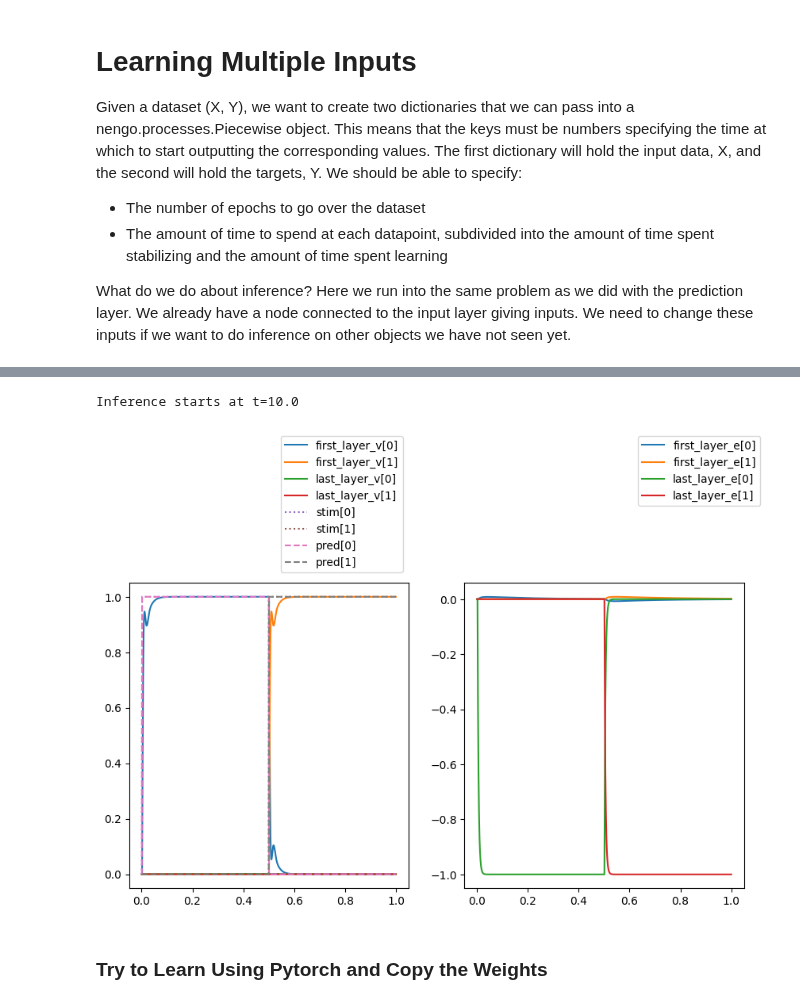
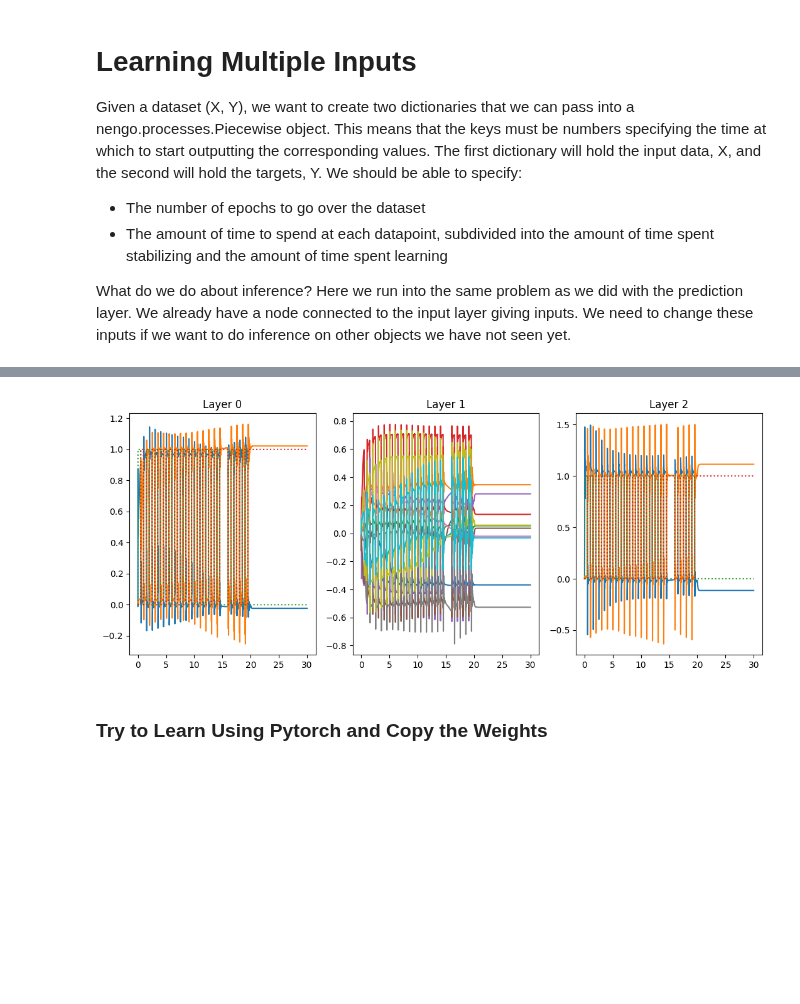
Before and after one commit to jorchard/pc_nengo, a Jupyter notebook: predictive_coding.ipynb, the cells around one changed output, grey strips where cells are left out. Drawn from its saved outputs; the diff is of its cells as text; code cells hidden in the pictures; blank space fills up the shorter version.

```diff
--- a/predictive_coding.ipynb
+++ b/predictive_coding.ipynb
@@ -526,7 +534,7 @@ def train_network(sim, pc_net, stabilize_time, learn_time, t):
 # Using PCNetwork class
 n = 1
 with nengo.Network() as net:
-    tau = 0.004
+    tau = 0.01
     #============== Run in Direct mode =======================
     net.config[nengo.Ensemble].neuron_type = nengo.Direct()
     #=========================================================
@@ -541,7 +549,7 @@ with nengo.Network() as net:
     x_data = np.array([[1, 0],[0, 1]])
     y_data = np.array([[1, 0],[0, 1]])
     #create the dictionaries to pass into the piecewise functiona
-    x_input, y_input, t = create_learning_inputs(x_data, y_data, 10, stab, learn, shuffle=False)
+    x_input, y_input, learn_until = create_learning_inputs(x_data, y_data, 20, stab, learn, shuffle=False)
     #hardcode the inference phase
     x_input[t] = [1, 0]
     x_input[t+5] = [0, 1]
@@ -552,7 +560,7 @@ with nengo.Network() as net:
     pred = nengo.Node(nengo.processes.Piecewise(y_input))  # percept (top layer)
 
     # PC layers
-    PC_net = PCNetwork(n_nodes=[2, 10, 2], tau_learn=0.1, symmetric=True, activation=["tanh", None], t=t)
+    PC_net = PCNetwork(n_nodes=[2, 10, 2], tau_learn=0.1, symmetric=True, activation=["tanh", None], learn_until=learn_until)
     #PC_net = PCNetwork(n_nodes=[2, 2], tau_learn=0.1, symmetric=True, activation=["tanh"], t=t)
     PC_net.connect_input(stim=stim)
     PC_net.connect_output(pred)
@@ -577,7 +585,7 @@ sim = nengo.Simulator(net)
 # %% [output]
 [interactive output not drawn]
 # %%
-train_network(sim, PC_net, stab, learn, t)
+train_network(sim, PC_net, stab, learn, learn_until)
 sim.run(10.)
 # %% [output]
 [interactive output not drawn]
@@ -628,25 +593,21 @@ Inference starts at t=10.0
-# %%
-fig, ax = plt.subplots(nrows=1, ncols=2, figsize=(10,5))
-
-idx = [0, 1000]
-#idx = [70000, 72000]
-tt = sim.trange()[idx[0]:idx[1]]
-
-ax[0].plot(tt, sim.data[p_pc1v][idx[0]:idx[1]]);
-ax[1].plot(tt, sim.data[p_pc1e][idx[0]:idx[1]]);
-ax[0].plot(tt, sim.data[p_pc_end_v][idx[0]:idx[1]]);
-ax[1].plot(tt, sim.data[p_pc_end_e][idx[0]:idx[1]]);
-ax[0].plot(tt, sim.data[p_stim][idx[0]:idx[1]], ':');
-ax[0].plot(tt, sim.data[p_pred][idx[0]:idx[1]], "--");
-ax[0].legend(['first_layer_v[0]', 'first_layer_v[1]', 'last_layer_v[0]', 'last_layer_v[1]', 'stim[0]', 'stim[1]', 'pred[0]', 'pred[1]'],
-             loc='upper right', bbox_to_anchor=(1, 1.5));
-ax[1].legend(['first_layer_e[0]', 'first_layer_e[1]', 'last_layer_e[0]', 'last_layer_e[1]'],
-             loc='upper left', bbox_to_anchor=(0.6, 1.5));
-
-print(f"Inference starts at t={t}")
-# %% [output]
-Inference starts at t=10.0
-[figure, removed]
+# %%
+n_layers = len(PC_net.layers)
+
+fig, ax = plt.subplots(nrows=1, ncols=n_layers, figsize=(13,5))
+
+idx = [0, 2000]
+idx = [7000, 7800]
+# idx = [13000, 17000]
+idx = [0, len(sim.trange())]
+tt = sim.trange()[idx[0]:idx[1]]
+
+for k in range(n_layers):
+    ax[k].plot(tt, sim.data[val_probes[k]][idx[0]:idx[1]]); ax[k].set_title(f'Layer {k}');
+
+ax[0].plot(tt, sim.data[p_stim][idx[0]:idx[1]], ':');
+ax[-1].plot(tt, sim.data[p_pred][idx[0]:idx[1]], ':');
+# %% [output]
+[figure, added]
 # %% [markdown]
 ### Try to Learn Using Pytorch and Copy the Weights
 # %%
```
Also changed, not shown: parts of 11 cells of this notebook.
